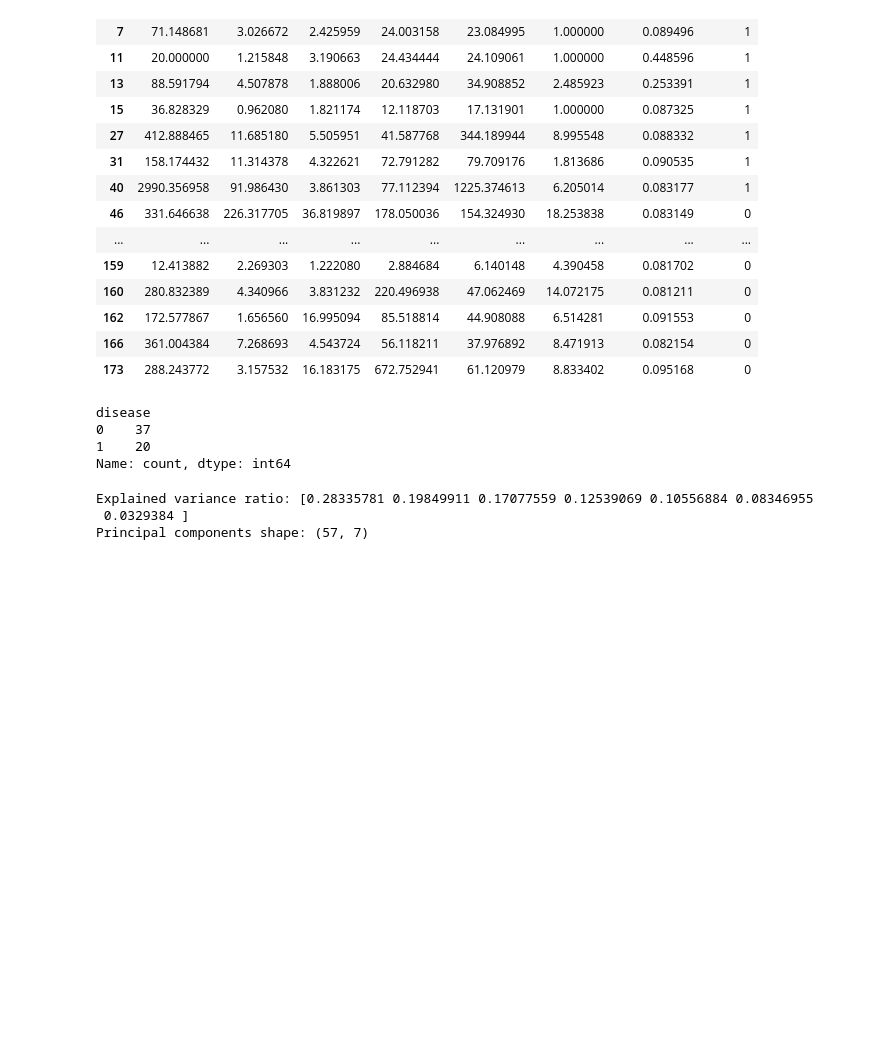
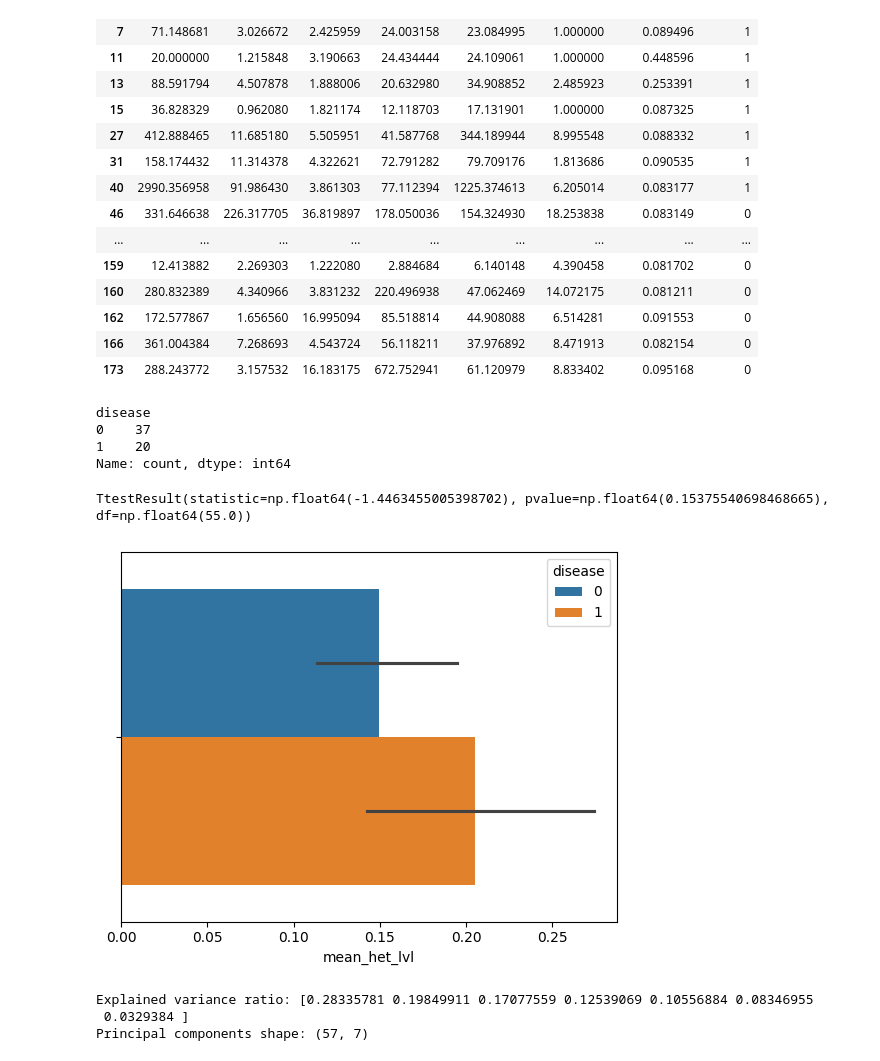
Before and after one commit to blackturtle71/obesityxmutations, a Jupyter notebook: scripts/check_corr.ipynb, the cells around one changed output. Drawn from its saved outputs; the diff is of its cells as text; code cells hidden in the pictures; blank space fills up the shorter version.

Commit message:
add ttest of het lvl between sick and control

```diff
--- a/scripts/check_corr.ipynb
+++ b/scripts/check_corr.ipynb
@@ -87,6 +88,12 @@ disease
 0    37
 1    20
 Name: count, dtype: int64
+# %%
+sns.barplot(data=fc_df, x='mean_het_lvl', hue='disease')
+ttest_ind(fc_df[fc_df['disease'] == 0]['mean_het_lvl'].to_list(), fc_df[fc_df['disease'] == 1]['mean_het_lvl'].to_list())
+# %% [output]
+TtestResult(statistic=np.float64(-1.4463455005398702), pvalue=np.float64(0.15375540698468665), df=np.float64(55.0))
+[figure, added]
 # %%
 X = fc_df.drop('disease', axis=1)
 y = fc_df['disease']
```
Also changed, not shown: parts of 2 cells of this notebook.
